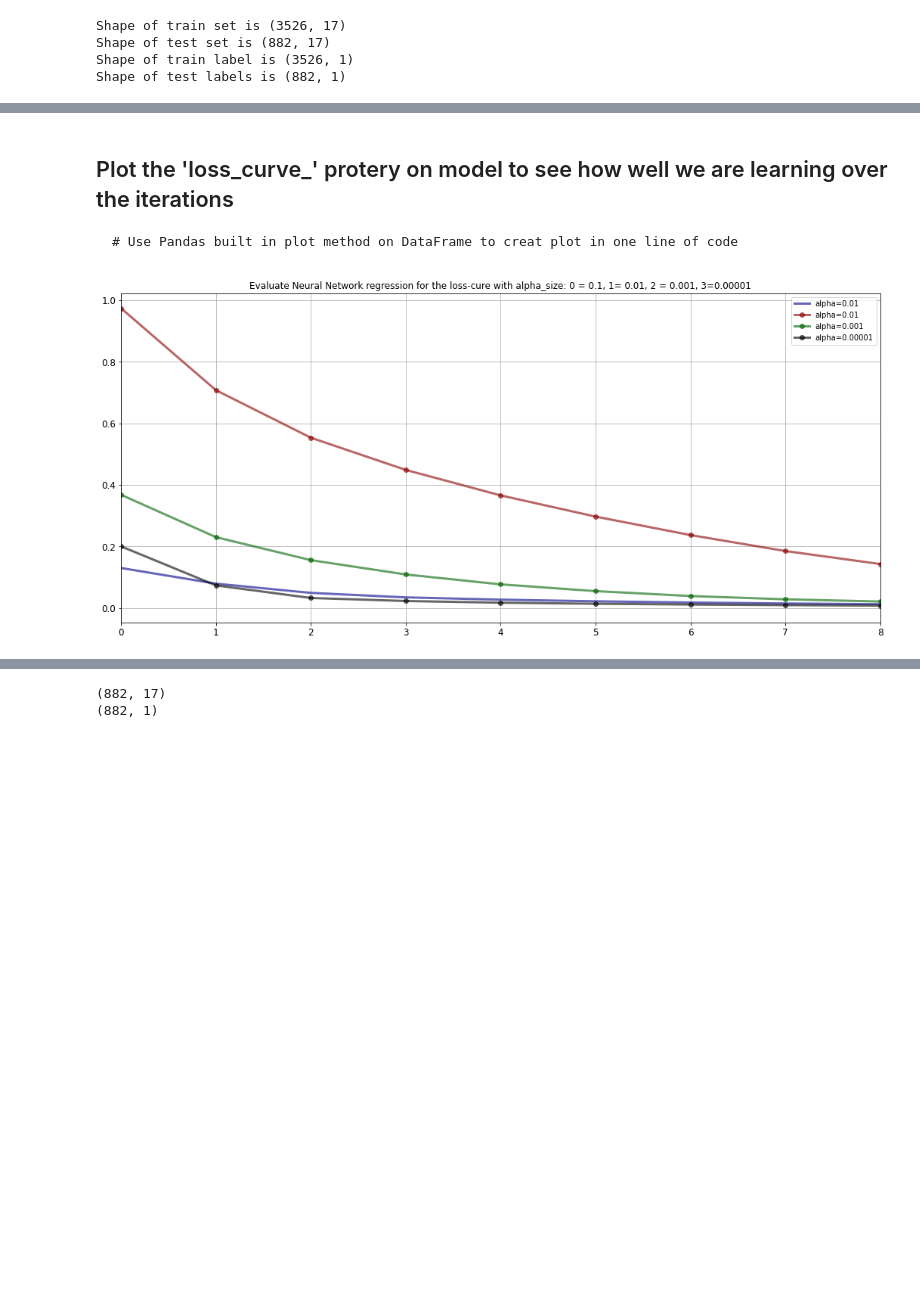
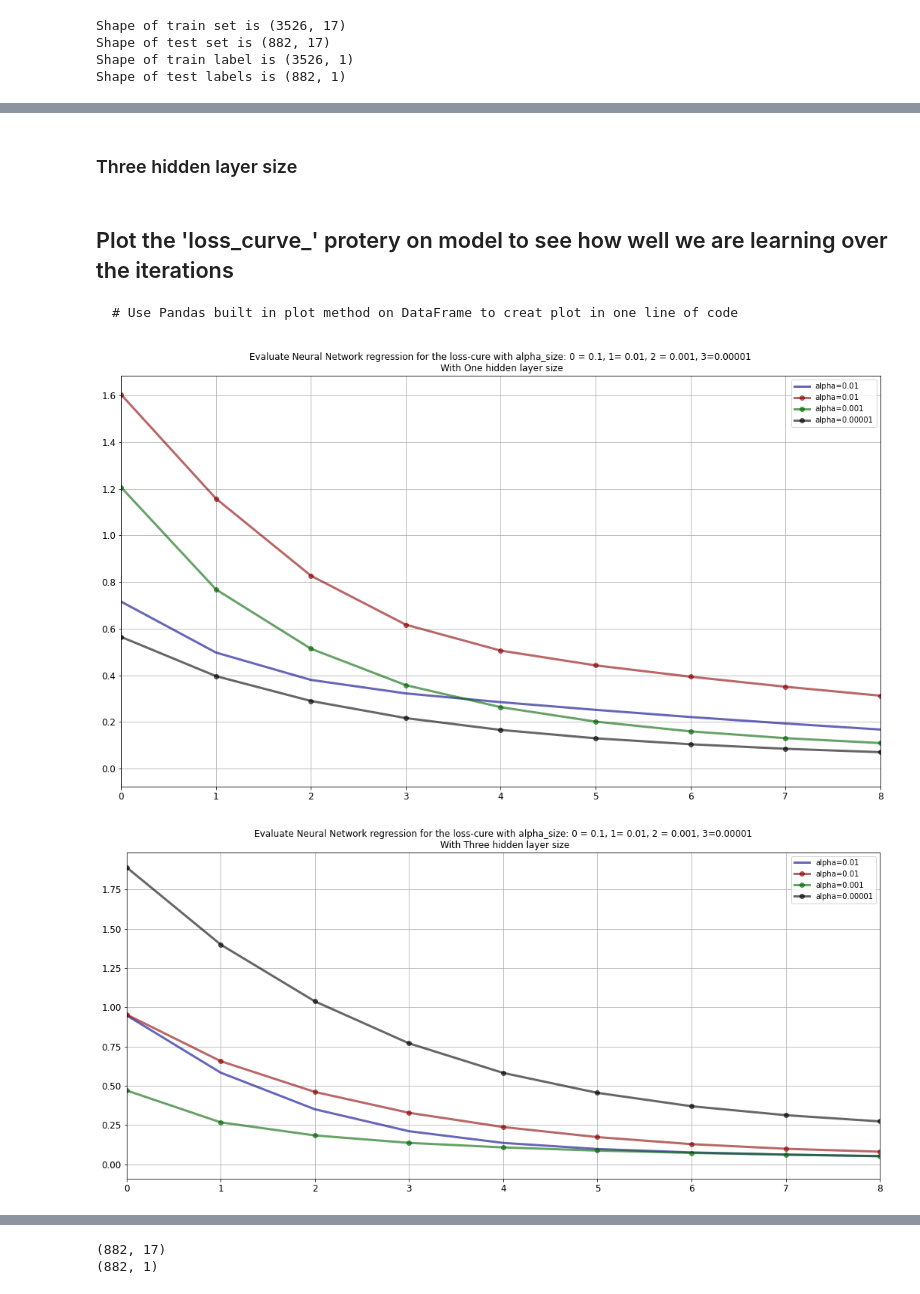
Before and after one commit to xiaomeiX/Project-Machine-Learning-, a Jupyter notebook: MLP5/MLP5.ipynb, the cells around one changed output, grey strips where cells are left out. Saved outputs shown, nothing was run; the diff lists cells and outputs as text; code cells hidden in the pictures; blank space fills up the shorter version.

```diff
--- a/MLP5/MLP5.ipynb
+++ b/MLP5/MLP5.ipynb
@@ -481,11 +569,12 @@ lossCurve = []
 for this_alpha in alpha_sizes:
     model = MLPRegressor(
         # try some layer & node sizes
-        hidden_layer_sizes=(5,10),
+        hidden_layer_sizes=(10),
         # find a learning rate?
         learning_rate_init=.001,
         # activation functions (relu, tanh, identity)
         activation='relu',
+        alpha=this_alpha,
         max_iter=2000
     );
 
@@ -494,23 +583,60 @@ for this_alpha in alpha_sizes:
     # Train it (where X_train is your feature matrix & Y_train is a vector with desired target values for each record)
     model.fit(X0train,y0train)
     lossCurve.append(model.loss_curve_)
+# %% [markdown]
+### Three hidden layer size
+# %%
+# Create Neural Net MLP regressor
+# Explore settings logarithmically (0.1, 0.01, 0.001, 0.00001)
+alpha_sizes = [0.1, 0.01, 0.001, 0.00001]
+lossCurve3 = []
+for this_alpha in alpha_sizes:
+    model = MLPRegressor(
+        # try some layer & node sizes
+        hidden_layer_sizes=(10),
+        # find a learning rate?
+        learning_rate_init=.001,
+        # activation functions (relu, tanh, identity)
+        activation='relu',
+        max_iter=2000
+    );
+
+
+
+    # Train it (where X_train is your feature matrix & Y_train is a vector with desired target values for each record)
+    model.fit(X0train,y0train)
+    lossCurve3.append(model.loss_curve_)
 # %% [markdown]
 ## Plot the 'loss_curve_' protery on model to see how well we are learning over the iterations
     # Use Pandas built in plot method on DataFrame to creat plot in one line of code
 # %%
 # Plotting
-plt.figure(figsize=(18, 8))
+plt.figure(figsize=(18, 10))
 plt.plot(lossCurve[0], label= r'alpha=0.01' , color="darkblue", alpha=0.6, linewidth=3)
 plt.plot(lossCurve[1], 'bo-', label=r'alpha=0.01', color="darkred", alpha=0.6, linewidth=3)
 plt.plot(lossCurve[2], 'bo-', label=r'alpha=0.001', color="darkgreen", alpha=0.6, linewidth=3)
 plt.plot(lossCurve[3], 'bo-', label=r'alpha=0.00001', color="black", alpha=0.6, linewidth=3)
 #plt.xlabel('alpha value'); plt.ylabel(r'$R^2$')
 plt.xlim(0, 8)
-plt.title(r'Evaluate Neural Network regression for the loss-cure with alpha_size: 0 = 0.1, 1= 0.01, 2 = 0.001, 3=0.00001')
+plt.title('Evaluate Neural Network regression for the loss-cure with alpha_size: 0 = 0.1, 1= 0.01, 2 = 0.001, 3=0.00001\n With One hidden layer size')
 plt.legend(loc='best')
 plt.grid()
 # %% [output]
-[figure, old version]
+[figure, new version]
+# %%
+# Plotting
+plt.figure(figsize=(18, 8))
+plt.plot(lossCurve3[0], label= r'alpha=0.01' , color="darkblue", alpha=0.6, linewidth=3)
+plt.plot(lossCurve3[1], 'bo-', label=r'alpha=0.01', color="darkred", alpha=0.6, linewidth=3)
+plt.plot(lossCurve3[2], 'bo-', label=r'alpha=0.001', color="darkgreen", alpha=0.6, linewidth=3)
+plt.plot(lossCurve3[3], 'bo-', label=r'alpha=0.00001', color="black", alpha=0.6, linewidth=3)
+#plt.xlabel('alpha value'); plt.ylabel(r'$R^2$')
+plt.xlim(0, 8)
+plt.title('Evaluate Neural Network regression for the loss-cure with alpha_size: 0 = 0.1, 1= 0.01, 2 = 0.001, 3=0.00001\n With Three hidden layer size')
+plt.legend(loc='best')
+plt.grid()
+# %% [output]
+[figure, added]
 # %%
 from sklearn.metrics import classification_report,confusion_matrix
 # %%
```
Also changed, not shown: parts of 17 cells of this notebook, 8 other files.
